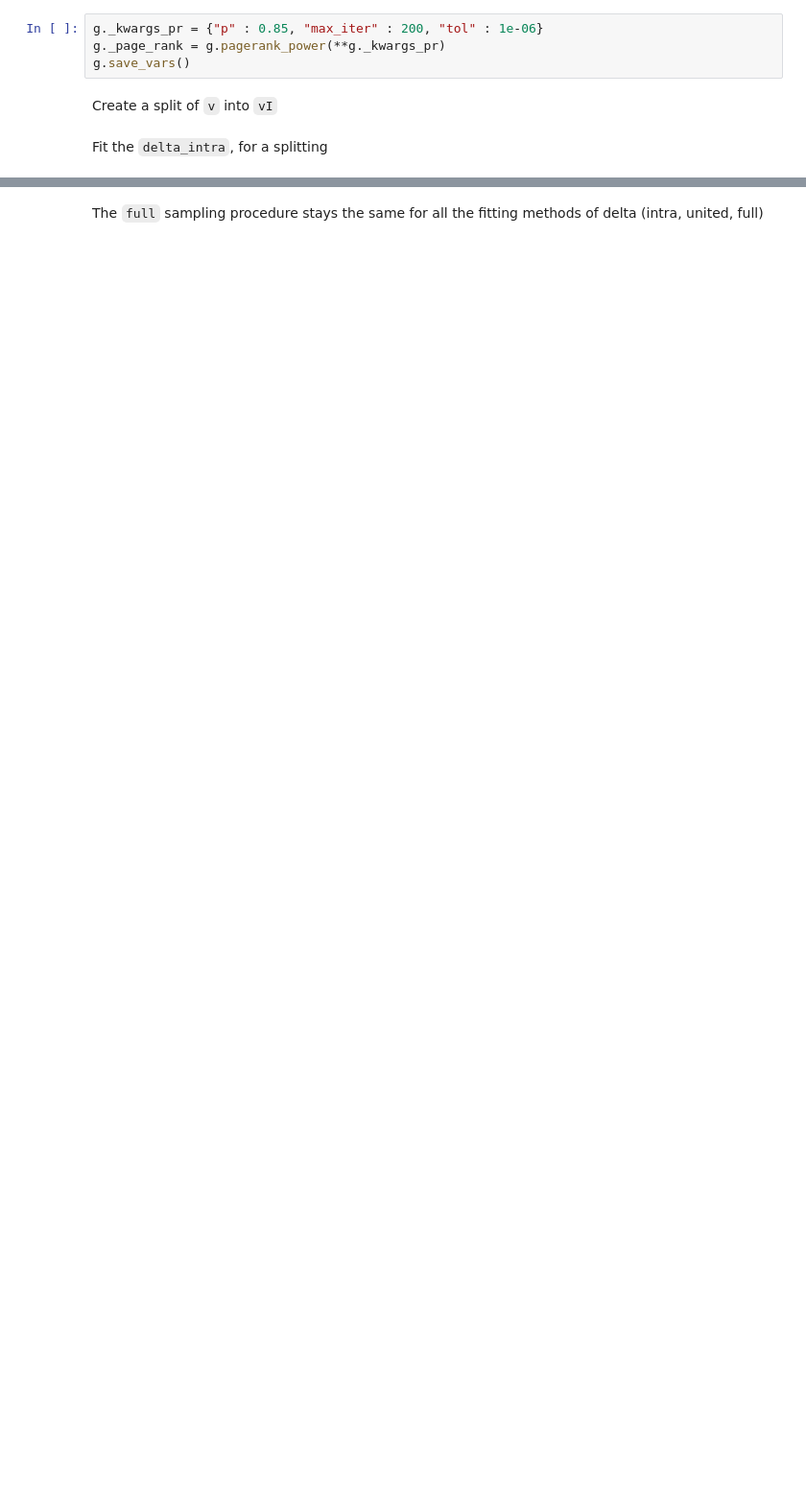
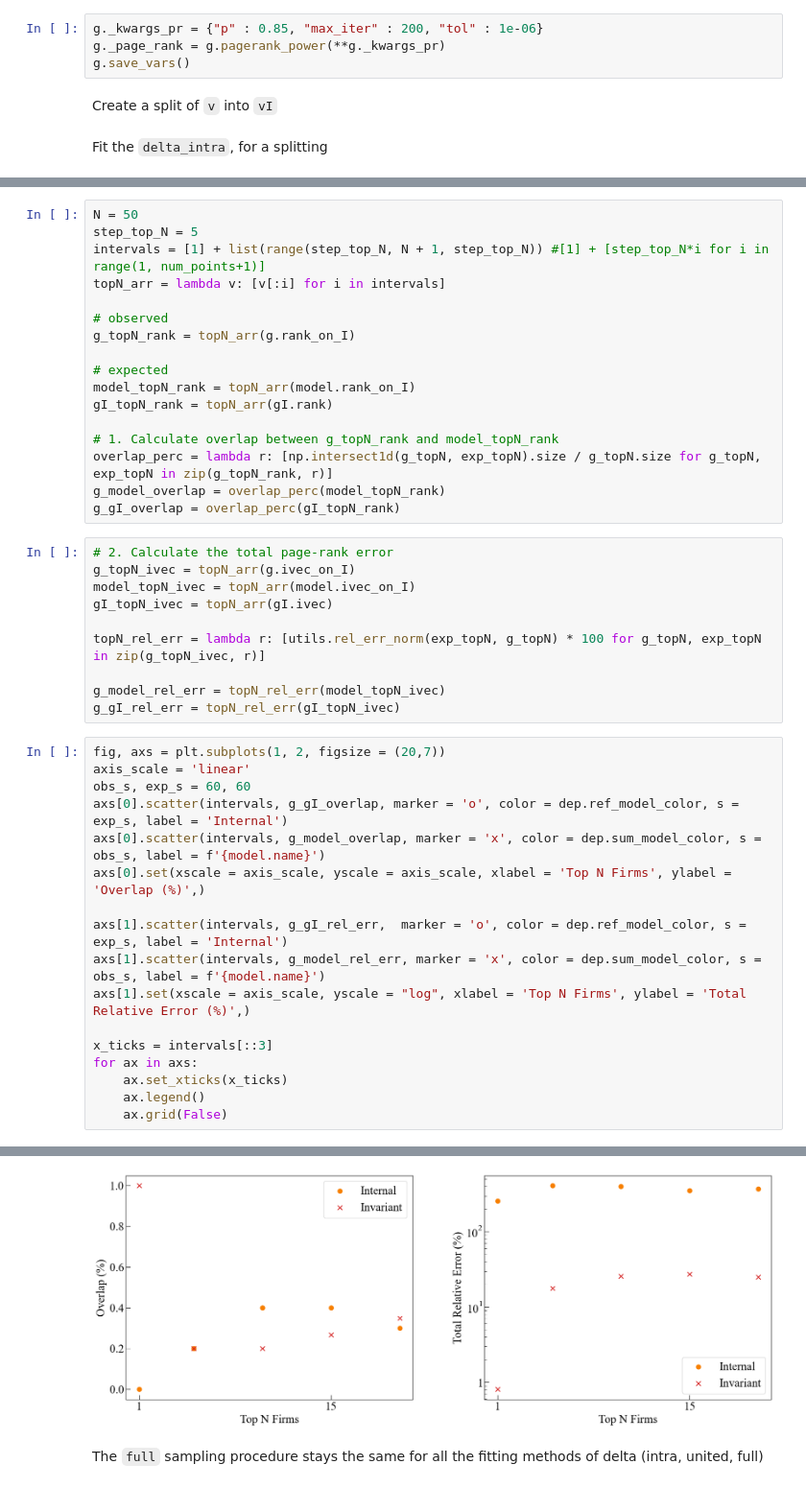
Before and after one commit to LeonardoIalongo/graph-ensembles, a Jupyter notebook: examples/enlarge_network.ipynb, the cells around one changed output, grey strips where cells are left out. Shown at 96% size. Cells and saved outputs as stored; diff of their text form; blank space fills up the shorter version.

```diff
--- a/examples/enlarge_network.ipynb
+++ b/examples/enlarge_network.ipynb
@@ -320,0 +225,45 @@ for intra_size in intra_sizes:
+# %%
+N = 50
+step_top_N = 5
+intervals = [1] + list(range(step_top_N, N + 1, step_top_N)) #[1] + [step_top_N*i for i in range(1, num_points+1)]
+topN_arr = lambda v: [v[:i] for i in intervals]
+
+# observed
+g_topN_rank = topN_arr(g.rank_on_I)
+
+# expected
+model_topN_rank = topN_arr(model.rank_on_I)
+gI_topN_rank = topN_arr(gI.rank)
+
+# 1. Calculate overlap between g_topN_rank and model_topN_rank
+overlap_perc = lambda r: [np.intersect1d(g_topN, exp_topN).size / g_topN.size for g_topN, exp_topN in zip(g_topN_rank, r)]
+g_model_overlap = overlap_perc(model_topN_rank)
+g_gI_overlap = overlap_perc(gI_topN_rank)
+# %%
+# 2. Calculate the total page-rank error
+g_topN_ivec = topN_arr(g.ivec_on_I)
+model_topN_ivec = topN_arr(model.ivec_on_I)
+gI_topN_ivec = topN_arr(gI.ivec)
+
+topN_rel_err = lambda r: [utils.rel_err_norm(exp_topN, g_topN) * 100 for g_topN, exp_topN in zip(g_topN_ivec, r)]
+
+g_model_rel_err = topN_rel_err(model_topN_ivec)
+g_gI_rel_err = topN_rel_err(gI_topN_ivec)
+# %%
+fig, axs = plt.subplots(1, 2, figsize = (20,7))
+axis_scale = 'linear'
+obs_s, exp_s = 60, 60
+axs[0].scatter(intervals, g_gI_overlap, marker = 'o', color = dep.ref_model_color, s = exp_s, label = 'Internal')
+axs[0].scatter(intervals, g_model_overlap, marker = 'x', color = dep.sum_model_color, s = obs_s, label = f'{model.name}')
+axs[0].set(xscale = axis_scale, yscale = axis_scale, xlabel = 'Top N Firms', ylabel = 'Overlap (%)',)
+
+axs[1].scatter(intervals, g_gI_rel_err,  marker = 'o', color = dep.ref_model_color, s = exp_s, label = 'Internal')
+axs[1].scatter(intervals, g_model_rel_err, marker = 'x', color = dep.sum_model_color, s = obs_s, label = f'{model.name}')
+axs[1].set(xscale = axis_scale, yscale = "log", xlabel = 'Top N Firms', ylabel = 'Total Relative Error (%)',)
+
+x_ticks = intervals[::3]
+for ax in axs:
+    ax.set_xticks(x_ticks)
+    ax.legend()
+    ax.grid(False)
+# %% [output]
@@ -321,2 +285,3 @@ for intra_size in intra_sizes:
+[figure, added]
 # %% [markdown]
 The `full` sampling procedure stays the same for all the fitting methods of delta (intra, united, full)
```
Also changed, not shown: parts of 15 cells of this notebook, 5 other files.
